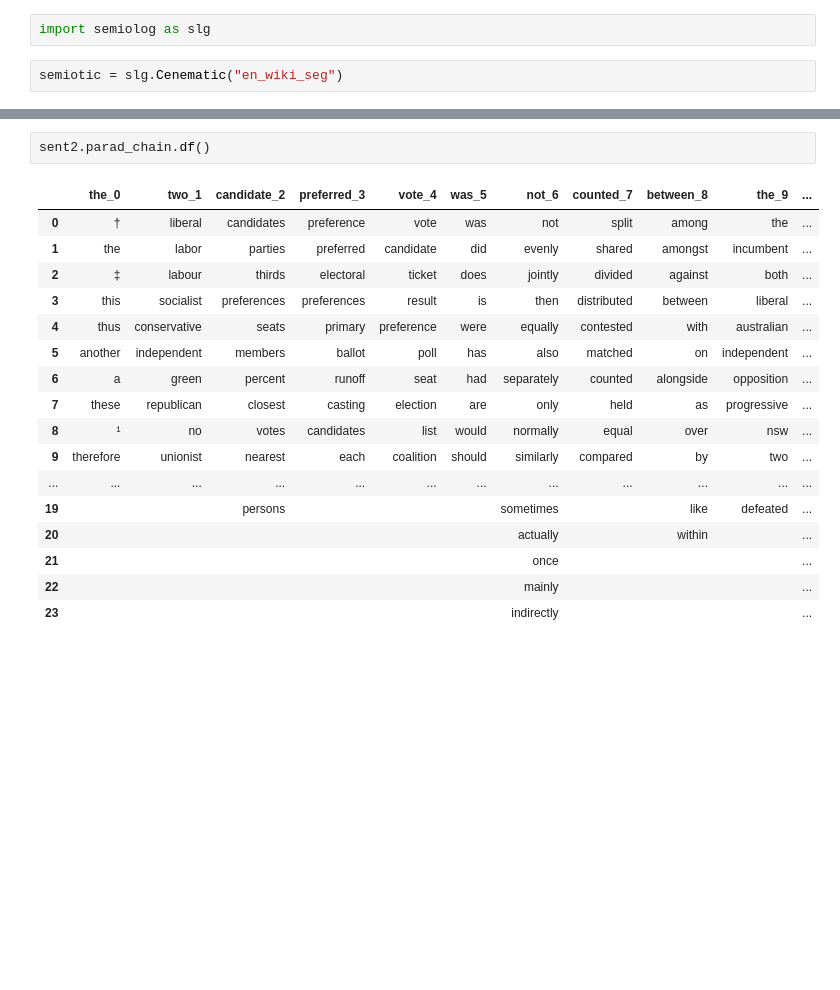
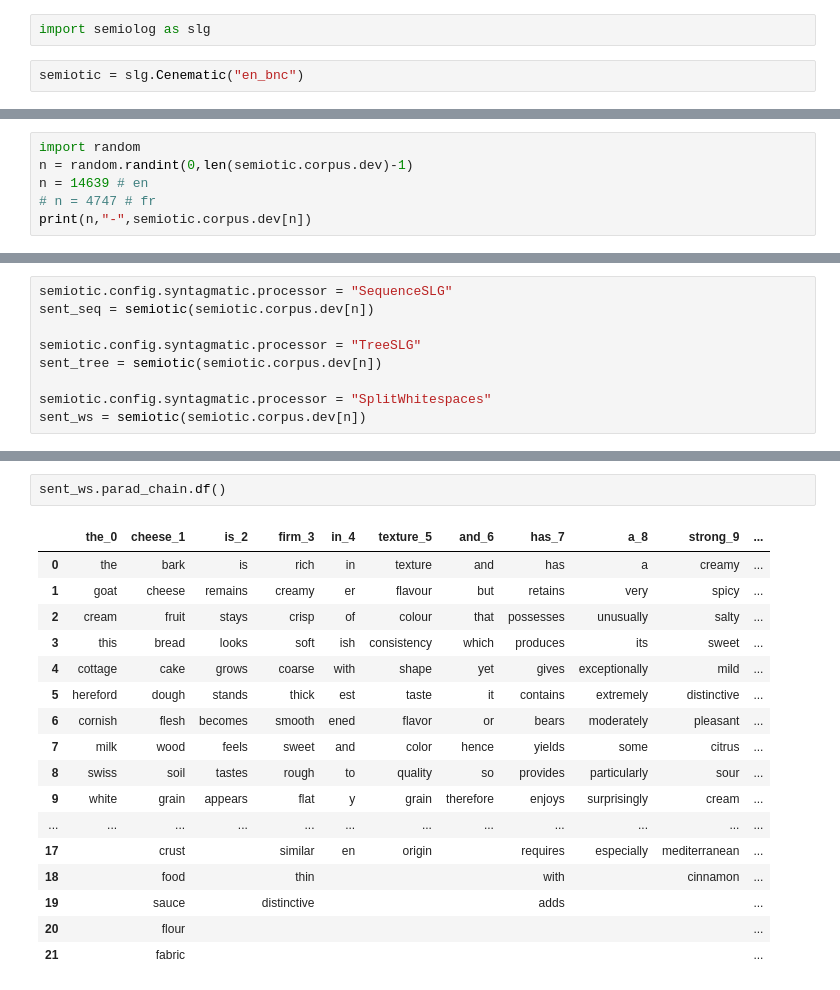
Before and after one commit to Gianni-G/semiolog, a Jupyter notebook: example.ipynb, the cells around one changed output, grey strips where cells are left out. Cells and saved outputs as stored; diff of their text form; blank space fills up the shorter version.

```diff
--- a/example.ipynb
+++ b/example.ipynb
@@ -1,4 +1,4 @@
 # %%
 import semiolog as slg
 # %%
-semiotic = slg.Cenematic("en_wiki_seg")
+semiotic = slg.Cenematic("en_bnc")
@@ -10,0 +5,6 @@ The two candidate preferred vote was not counted between the Labor and Democrat
+# %%
+import random
+n = random.randint(0,len(semiotic.corpus.dev)-1)
+n = 14639 # en
+# n = 4747 # fr
+print(n,"-",semiotic.corpus.dev[n])
@@ -11 +13,10 @@ The two candidate preferred vote was not counted between the Labor and Democrat
+# %%
+semiotic.config.syntagmatic.processor = "SequenceSLG"
+sent_seq = semiotic(semiotic.corpus.dev[n])
+
+semiotic.config.syntagmatic.processor = "TreeSLG"
+sent_tree = semiotic(semiotic.corpus.dev[n])
+
+semiotic.config.syntagmatic.processor = "SplitWhitespaces"
+sent_ws = semiotic(semiotic.corpus.dev[n])
 # %%
@@ -20,21 +32,21 @@ sent2 = semiotic2(semiotic.corpus.train[n])
 # %%
-sent2.parad_chain.df()
+sent_ws.parad_chain.df()
 # %% [output]
-|  | the_0 | two_1 | candidate_2 | preferred_3 | vote_4 | was_5 | not_6 | counted_7 | between_8 | the_9 | ... |
-| 0 | † | liberal | candidates | preference | vote | was | not | split | among | the | ... |
-| 1 | the | labor | parties | preferred | candidate | did | evenly | shared | amongst | incumbent | ... |
-| 2 | ‡ | labour | thirds | electoral | ticket | does | jointly | divided | against | both | ... |
-| 3 | this | socialist | preferences | preferences | result | is | then | distributed | between | liberal | ... |
-| 4 | thus | conservative | seats | primary | preference | were | equally | contested | with | australian | ... |
-| 5 | another | independent | members | ballot | poll | has | also | matched | on | independent | ... |
-| 6 | a | green | percent | runoff | seat | had | separately | counted | alongside | opposition | ... |
-| 7 | these | republican | closest | casting | election | are | only | held | as | progressive | ... |
-| 8 | ¹ | no | votes | candidates | list | would | normally | equal | over | nsw | ... |
-| 9 | therefore | unionist | nearest | each | coalition | should | similarly | compared | by | two | ... |
+|  | the_0 | cheese_1 | is_2 | firm_3 | in_4 | texture_5 | and_6 | has_7 | a_8 | strong_9 | ... |
+| 0 | the | bark | is | rich | in | texture | and | has | a | creamy | ... |
+| 1 | goat | cheese | remains | creamy | er | flavour | but | retains | very | spicy | ... |
+| 2 | cream | fruit | stays | crisp | of | colour | that | possesses | unusually | salty | ... |
+| 3 | this | bread | looks | soft | ish | consistency | which | produces | its | sweet | ... |
+| 4 | cottage | cake | grows | coarse | with | shape | yet | gives | exceptionally | mild | ... |
+| 5 | hereford | dough | stands | thick | est | taste | it | contains | extremely | distinctive | ... |
+| 6 | cornish | flesh | becomes | smooth | ened | flavor | or | bears | moderately | pleasant | ... |
+| 7 | milk | wood | feels | sweet | and | color | hence | yields | some | citrus | ... |
+| 8 | swiss | soil | tastes | rough | to | quality | so | provides | particularly | sour | ... |
+| 9 | white | grain | appears | flat | y | grain | therefore | enjoys | surprisingly | cream | ... |
 | ... | ... | ... | ... | ... | ... | ... | ... | ... | ... | ... | ... |
-| 19 |  |  | persons |  |  |  | sometimes |  | like | defeated | ... |
-| 20 |  |  |  |  |  |  | actually |  | within |  | ... |
-| 21 |  |  |  |  |  |  | once |  |  |  | ... |
-| 22 |  |  |  |  |  |  | mainly |  |  |  | ... |
-| 23 |  |  |  |  |  |  | indirectly |  |  |  | ... |
+| 17 |  | crust |  | similar | en | origin |  | requires | especially | mediterranean | ... |
+| 18 |  | food |  | thin |  |  |  | with |  | cinnamon | ... |
+| 19 |  | sauce |  | distinctive |  |  |  | adds |  |  | ... |
+| 20 |  | flour |  |  |  |  |  |  |  |  | ... |
+| 21 |  | fabric |  |  |  |  |  |  |  |  | ... |
 # %%
```
Also changed, not shown: parts of 7 cells of this notebook, 4 other files.
